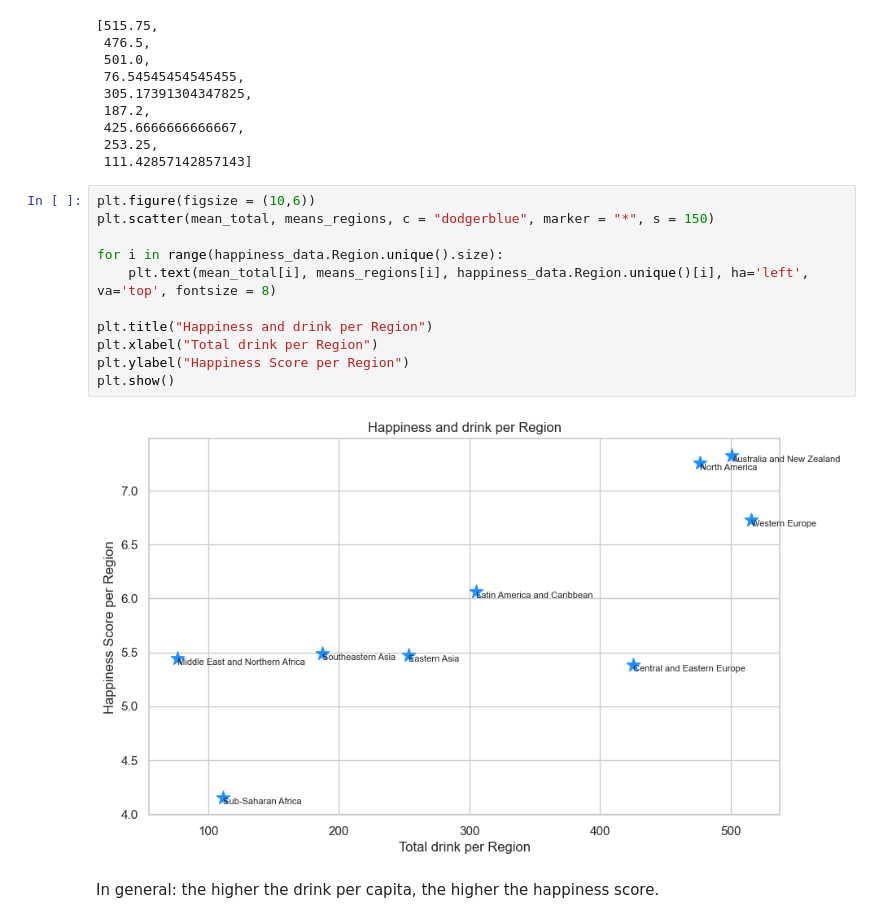
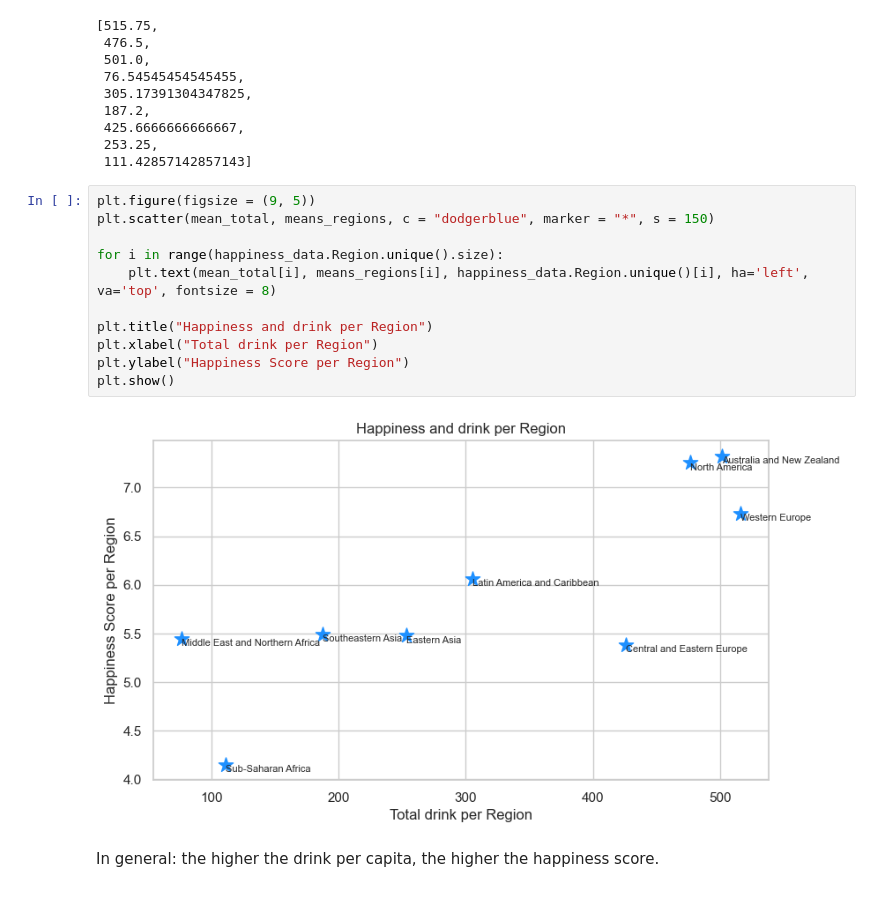
Before and after one commit to alessiasanfelici/Social_Research_Project, a Jupyter notebook: Alchool and Happiness.ipynb, the cells around one changed output. Cells and saved outputs as stored; diff of their text form.

```diff
--- a/Alchool and Happiness.ipynb
+++ b/Alchool and Happiness.ipynb
@@ -216,18 +216,18 @@ mean_total
  253.25,
  111.42857142857143]
 # %%
-plt.figure(figsize = (10,6))
+plt.figure(figsize = (9, 5))
 plt.scatter(mean_total, means_regions, c = "dodgerblue", marker = "*", s = 150)
 
 for i in range(happiness_data.Region.unique().size):
     plt.text(mean_total[i], means_regions[i], happiness_data.Region.unique()[i], ha='left', va='top', fontsize = 8)
 
 plt.title("Happiness and drink per Region")
 plt.xlabel("Total drink per Region")
 plt.ylabel("Happiness Score per Region")
 plt.show()
 # %% [output]
-[figure, old version]
+[figure, new version]
 # %% [markdown]
 In general: the higher the drink per capita, the higher the happiness score.
 # %%
```
Also changed, not shown: parts of 8 cells of this notebook.
